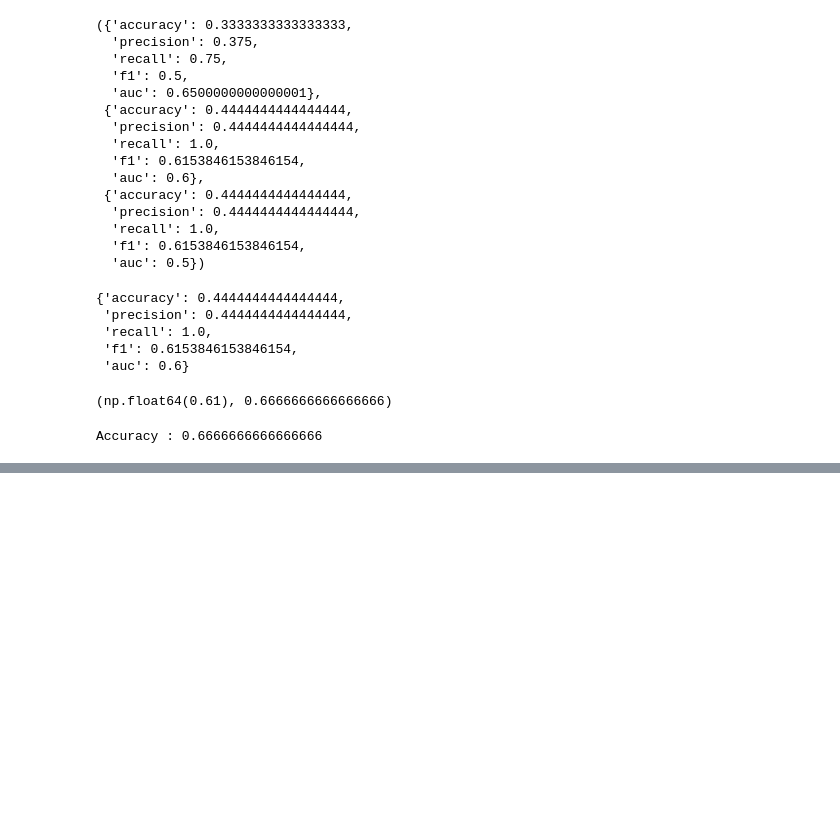
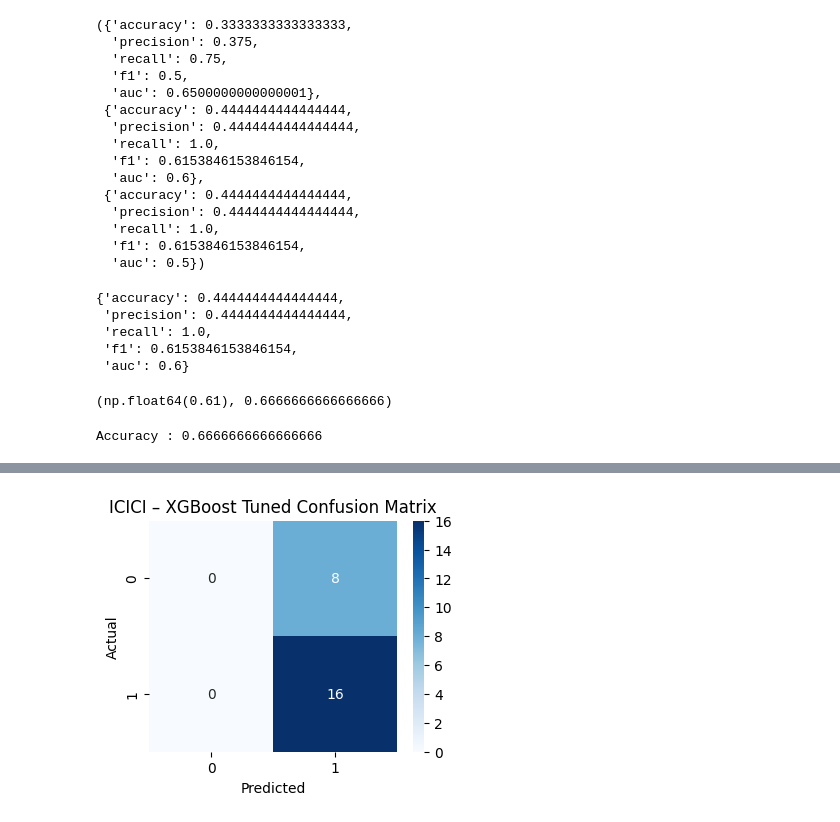
Before and after one commit to Bhavya3836/Divident_Yield_Fund_EDA, a Jupyter notebook: demo.ipynb, the cells around one changed output, grey strips where cells are left out. Saved outputs shown, nothing was run; the diff lists cells and outputs as text; code cells hidden in the pictures; blank space fills up the shorter version.

Commit message:
Tuned the threshold better for the xgboost

```diff
--- a/demo.ipynb
+++ b/demo.ipynb
@@ -1478,0 +1471,14 @@ Accuracy : 0.6666666666666666
+# %%
+# Regression feature set (B)
+features_B = [
+    "repo_rate", "call_money_rate", "wpi_rate", "cpi_industrial",
+    "nifty500_return", "niftydiv_return"
+]
+
+# Classification feature set with lags (C)
+features_C = [
+    "repo_rate", "call_money_rate", "wpi_rate", "cpi_industrial",
+    "nifty500_return", "niftydiv_return",
+    "lag_return_1", "lag_return_3_mean", "lag_return_3_std",
+    "nav_diff_1", "nav_slope_3"
+]
@@ -1478,0 +1552,3 @@ Accuracy : 0.6666666666666666
+# %%
+icici_results = run_full_pipeline_for_bank(icici_data, "ICICI")
+sbi_results   = run_full_pipeline_for_bank(sbi_data, "SBI")
@@ -1478,0 +1573,30 @@ Accuracy : 0.6666666666666666
+# %%
+# ICICI
+icici_xgb_pred = icici_results["xgb"]["pred"]
+icici_best_t = icici_results["xgb"]["best_threshold"]
+
+# SBI
+sbi_xgb_pred = sbi_results["xgb"]["pred"]
+sbi_best_t = sbi_results["xgb"]["best_threshold"]
+
+# Apply tuned thresholds
+icici_xgb_pred["tuned_pred"] = (icici_xgb_pred["prob_up"] > icici_best_t).astype(int)
+sbi_xgb_pred["tuned_pred"] = (sbi_xgb_pred["prob_up"] > sbi_best_t).astype(int)
+# %%
+from sklearn.metrics import confusion_matrix
+import seaborn as sns
+import matplotlib.pyplot as plt
+
+cm_icici = confusion_matrix(
+    icici_xgb_pred["actual_trend"],
+    icici_xgb_pred["tuned_pred"]
+)
+
+plt.figure(figsize=(4,3))
+sns.heatmap(cm_icici, annot=True, fmt="d", cmap="Blues")
+plt.title("ICICI – XGBoost Tuned Confusion Matrix")
+plt.xlabel("Predicted")
+plt.ylabel("Actual")
+plt.show()
+# %% [output]
+[figure, added]
```
Also changed, not shown: parts of 36 cells of this notebook.
